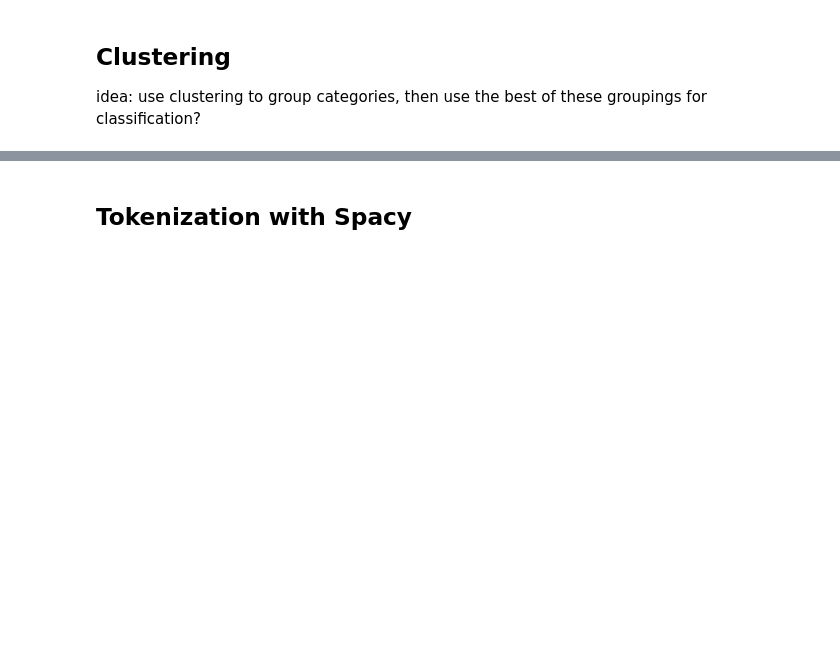
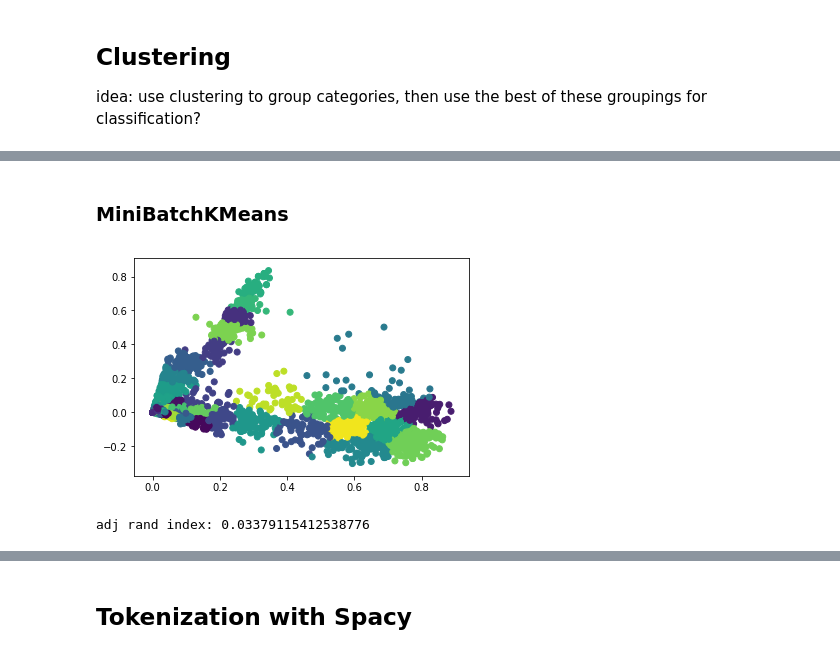
Before and after one commit to brianmcguckin/thinkful_unit_04_capstone, a Jupyter notebook: 04_capstone_v0.1.ipynb, the cells around one changed output, grey strips where cells are left out. Drawn from its saved outputs; the diff is of its cells as text; code cells hidden in the pictures; blank space fills up the shorter version.

```diff
--- a/04_capstone_v0.1.ipynb
+++ b/04_capstone_v0.1.ipynb
@@ -242,0 +232,13 @@ adj rand score: 0.0987751213493789
+# %% [markdown]
+### MiniBatchKMeans
+# %%
+mbkmeans = MiniBatchKMeans(init='random', n_clusters=52, batch_size=100).fit(X_train_svd)
+predict_mini = mbkmeans.predict(X_train_svd)
+
+plt.scatter(X_train_svd[:, 0], X_train_svd[:, 1], c=predict_mini)
+plt.show()
+
+print('adj rand index: {}'.format(adjusted_rand_score(y_train, predict_mini)))
+# %% [output]
+[figure, added]
+adj rand index: 0.03379115412538776
```
Also changed, not shown: parts of 22 cells of this notebook.
